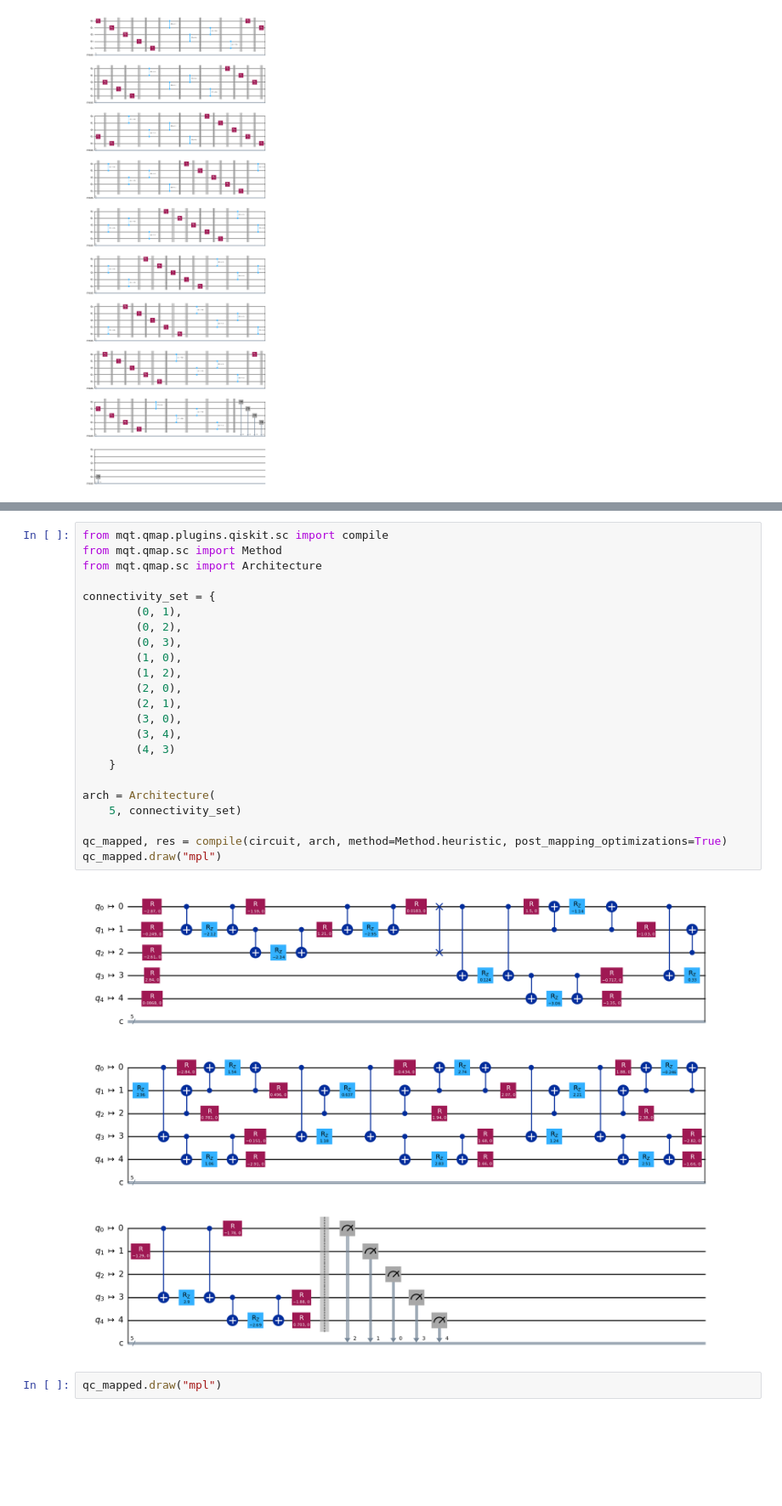
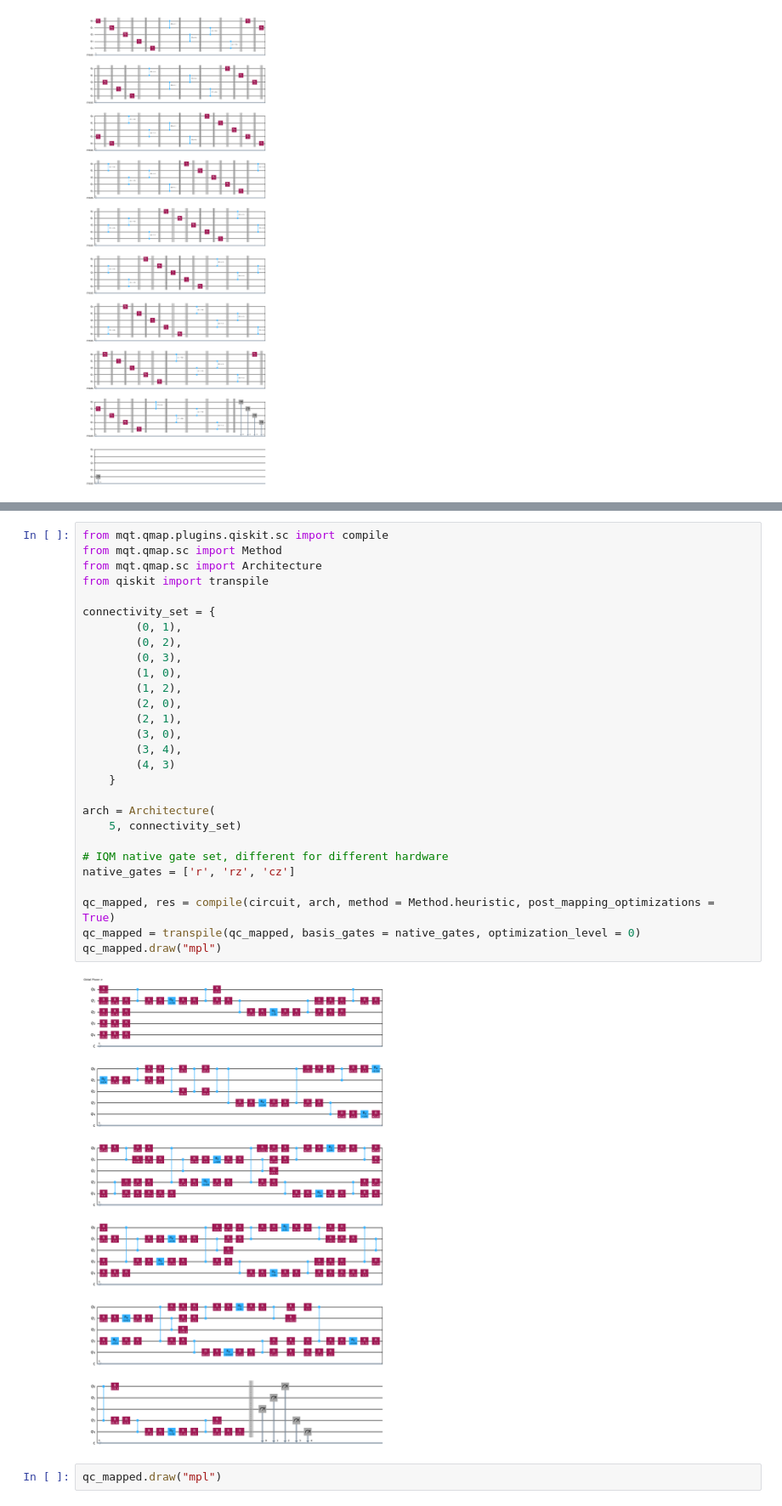
Before and after one commit to judemetcalf111/UnNoiseCompile, a Jupyter notebook: notebooks/MQT-Circuit-Noise-Sim.ipynb, the cells around one changed output, grey strips where cells are left out. Shown: that part at 85% size. Drawn from its saved outputs; the diff is of its cells as text; blank space fills up the shorter version.

Commit message:
Added proper transpilation to native gates

```diff
--- a/notebooks/MQT-Circuit-Noise-Sim.ipynb
+++ b/notebooks/MQT-Circuit-Noise-Sim.ipynb
@@ -35,28 +37,33 @@ circuit.draw(output="mpl")
 # %%
 from mqt.qmap.plugins.qiskit.sc import compile
 from mqt.qmap.sc import Method
 from mqt.qmap.sc import Architecture
+from qiskit import transpile
 
 connectivity_set = {
         (0, 1),
         (0, 2),
         (0, 3),
         (1, 0),
         (1, 2),
         (2, 0),
         (2, 1),
         (3, 0),
         (3, 4),
         (4, 3)
     }
 
 arch = Architecture(
     5, connectivity_set)
 
-qc_mapped, res = compile(circuit, arch, method=Method.heuristic, post_mapping_optimizations=True)
+# IQM native gate set, different for different hardware
+native_gates = ['r', 'rz', 'cz']
+
+qc_mapped, res = compile(circuit, arch, method = Method.heuristic, post_mapping_optimizations = True)
+qc_mapped = transpile(qc_mapped, basis_gates = native_gates, optimization_level = 0)
 qc_mapped.draw("mpl")
 # %% [output]
-[figure, old version]
+[figure, new version]
 # %%
 qc_mapped.draw("mpl")
 # %% [output]
```
Also changed, not shown: parts of 2 cells of this notebook.
